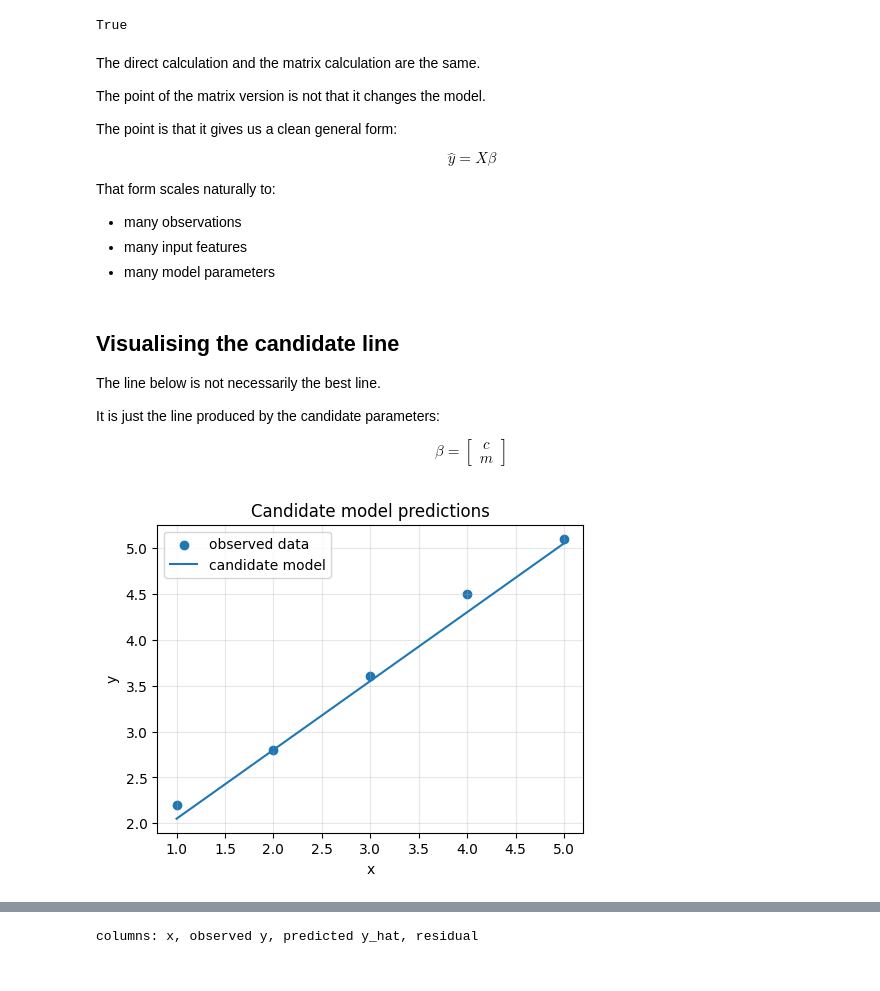
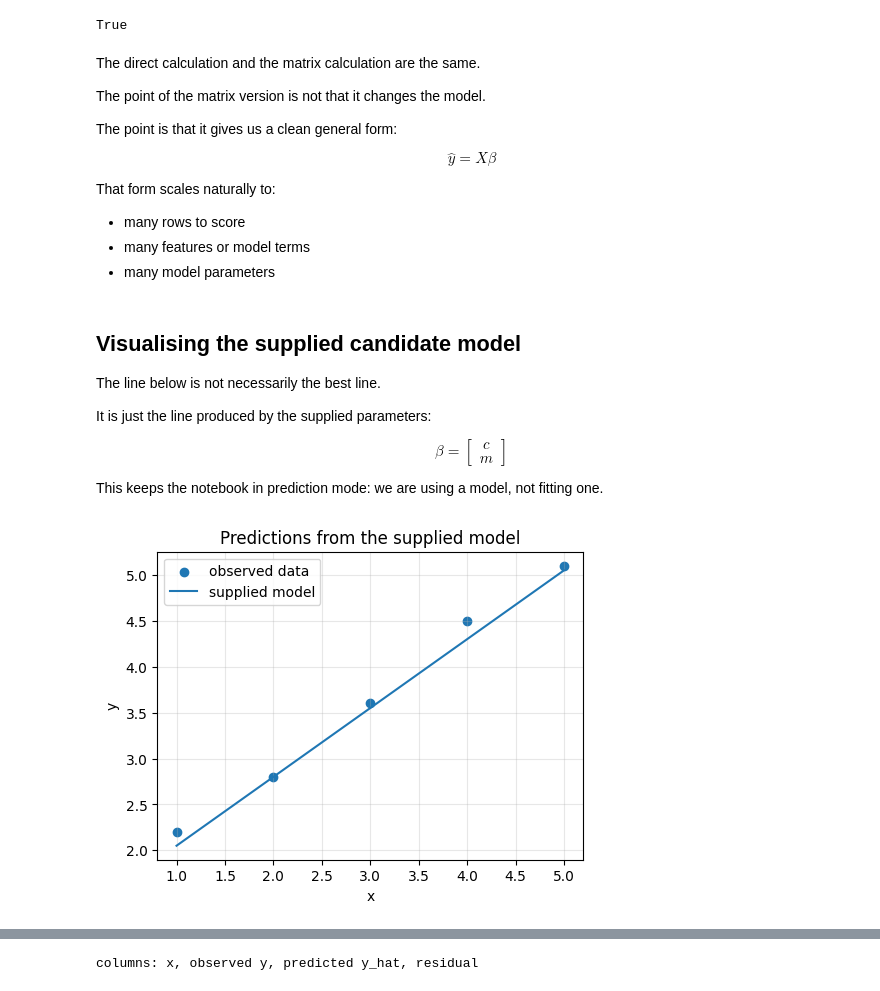
Before and after one commit to AnthonyPWatts/imperial-ai-coursework, a Jupyter notebook: maths-refresh/08-design-matrices-and-model-predictions.ipynb, the cells around one changed output, grey strips where cells are left out. Drawn from its saved outputs; the diff is of its cells as text; code cells hidden in the pictures.

Commit message:
Clarified design matrix prediction notebook

```diff
--- a/maths-refresh/08-design-matrices-and-model-predictions.ipynb
+++ b/maths-refresh/08-design-matrices-and-model-predictions.ipynb
@@ -380,15 +400,15 @@ $$
 
 That form scales naturally to:
 
-- many observations
-- many input features
+- many rows to score
+- many features or model terms
 - many model parameters
 # %% [markdown]
-## Visualising the candidate line
+## Visualising the supplied candidate model
 
 The line below is not necessarily the best line.
 
-It is just the line produced by the candidate parameters:
+It is just the line produced by the supplied parameters:
 
 $$
 \beta =
@@ -397,25 +417,27 @@ c \\
 m
 \end{bmatrix}
 $$
+
+This keeps the notebook in prediction mode: we are using a model, not fitting one.
 # %%
 fig, ax = plt.subplots(figsize=(5.5, 4))
 
 ax.scatter(x, y, label="observed data")
 
 x_line = np.linspace(x.min(), x.max(), 100)
 y_line = m * x_line + c
 
-ax.plot(x_line, y_line, label="candidate model")
+ax.plot(x_line, y_line, label="supplied model")
 
-ax.set_title("Candidate model predictions")
+ax.set_title("Predictions from the supplied model")
 ax.set_xlabel("x")
 ax.set_ylabel("y")
 ax.legend()
 ax.grid(True, alpha=0.3)
 
 plt.show()
 # %% [output]
-[figure, old version]
+[figure, new version]
 # %% [markdown]
 ## Residuals preview
 
```
Also changed, not shown: parts of 21 cells of this notebook.
